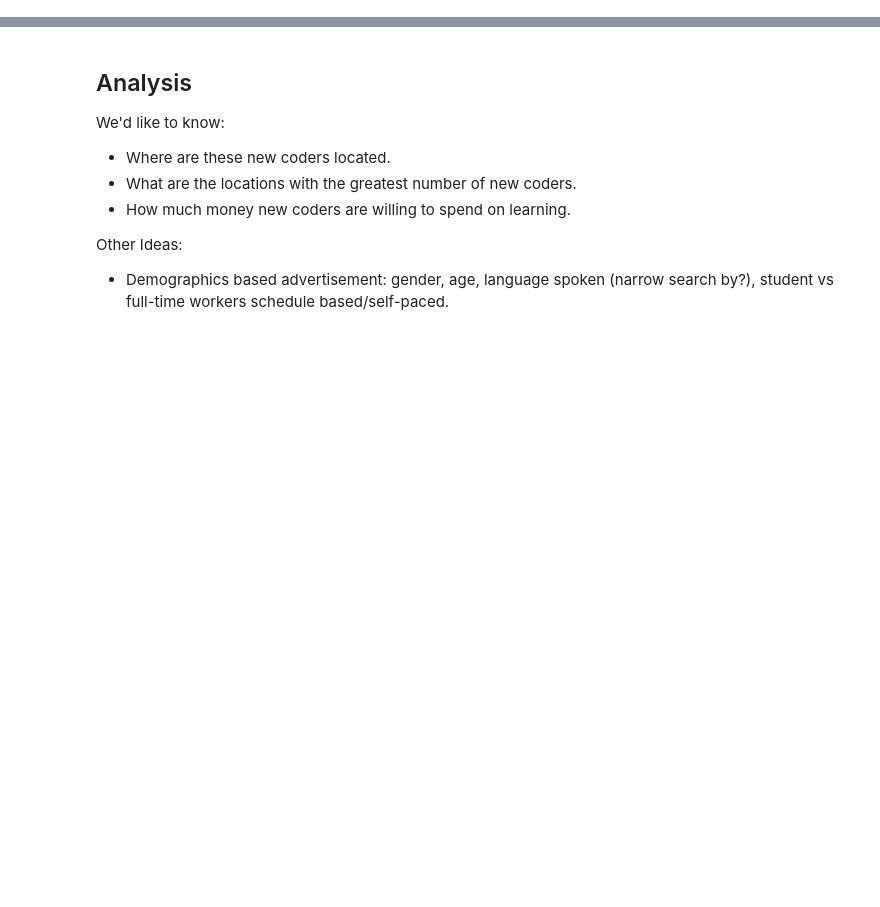
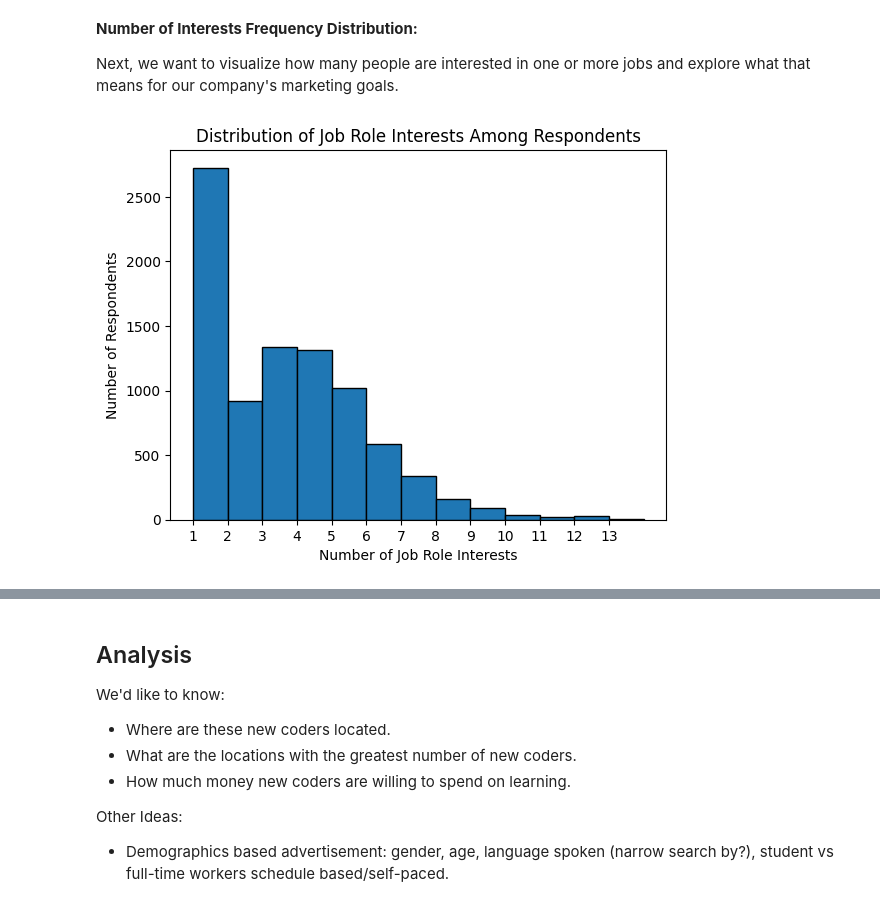
Before and after one commit to shree131/best-market-to-advertise-case_study, a Jupyter notebook: Best_Market_Analysis_Report.ipynb, the cells around one changed output, grey strips where cells are left out. Drawn from its saved outputs; the diff is of its cells as text; code cells hidden in the pictures; blank space fills up the shorter version.

```diff
--- a/Best_Market_Analysis_Report.ipynb
+++ b/Best_Market_Analysis_Report.ipynb
@@ -388,0 +139,8 @@ Name: proportion, Length: 3846, dtype: float64
+# %%
+# Drop the NaN values from jobs_interested_in column using boolean indexing and store it in a new series
+interests_non_null = survey_responses.copy().loc[survey_responses['jobs_interested_in'].notnull(), 'jobs_interested_in']
+
+# Generate frequency distribution table without the null values
+interests_non_null.value_counts(normalize=True, dropna=False) * 100
+
+print('Non-null Job Interest Count: ' + str(interests_non_null.count()))
@@ -388,0 +162,29 @@ Name: proportion, Length: 3846, dtype: float64
+# %% [markdown]
+**Number of Interests Frequency Distribution:**
+
+Next, we want to visualize how many people are interested in one or more jobs and explore what that means for our company's marketing goals.
+# %%
+import matplotlib.pyplot as plt
+from numpy import arange
+
+# Ensure inline plotting in Jupyter notebooks
+%matplotlib inline
+
+# Split the multi-course responses into an array of interests
+split_interests_col = interests_non_null.str.split(',')
+
+# Calculate the number of interests for each respondent
+number_of_interests = split_interests_col.str.len()
+
+# Plot the frequency distribution of the number of interests of individual respondents
+number_of_interests.plot.hist(edgecolor='black', bins=range(1, 15))
+
+# Set the title and labels of the plot
+plt.title('Distribution of Job Role Interests Among Respondents')
+plt.xlabel('Number of Job Role Interests')
+plt.xticks(arange(1, 14, 1))  # Set the x-ticks from 1 to 13 with a step of 1
+plt.ylabel('Number of Respondents')
+
+plt.show();
+# %% [output]
+[figure, added]
```
Also changed, not shown: parts of 60 cells of this notebook.
